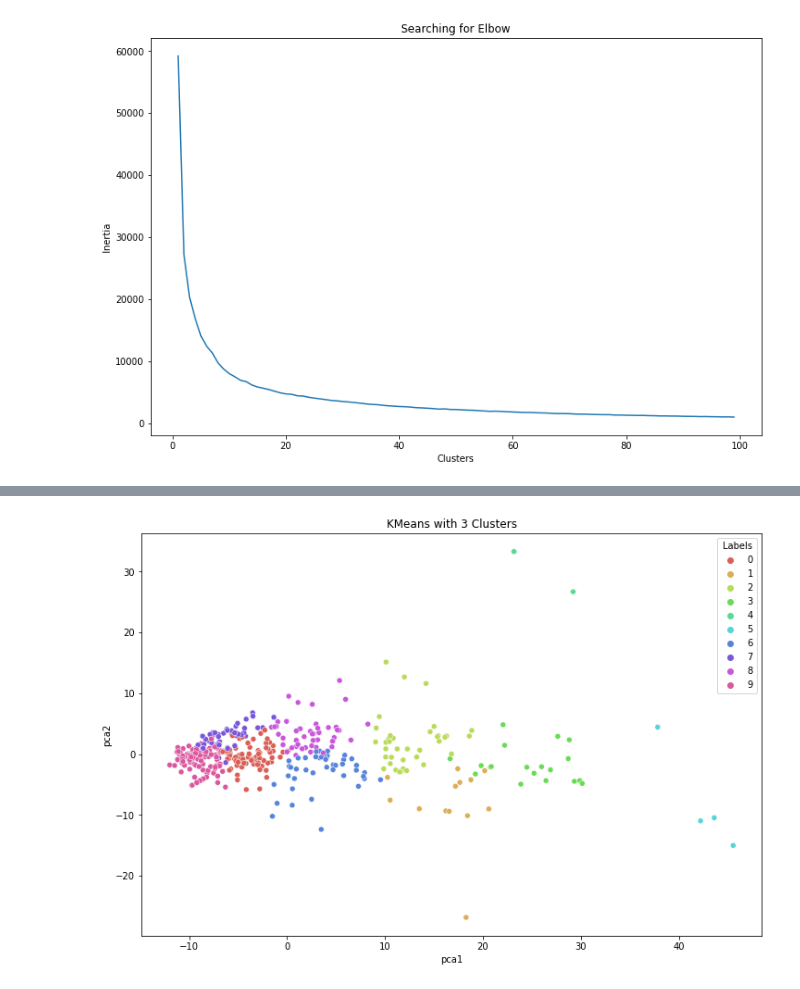
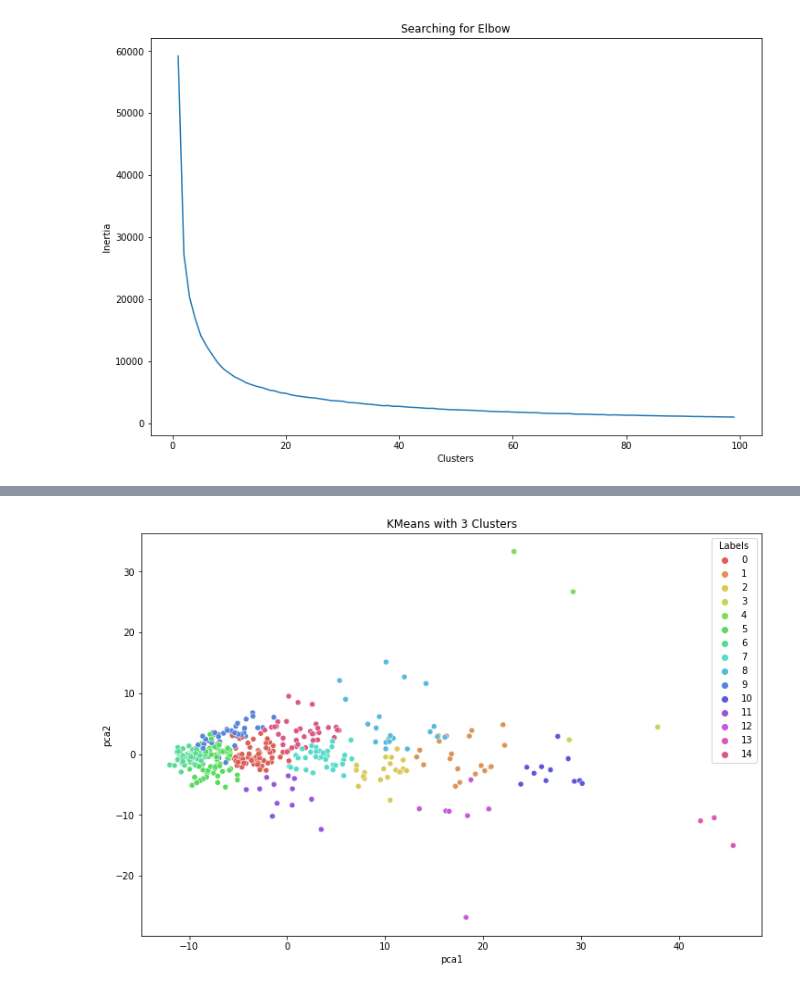
Before and after one commit to roxyconstantine-dev/Proyecto-Final-de-An-lisis-Datos, a Jupyter notebook: Borrador_Proyecto.ipynb, the cells around one changed output, grey strips where cells are left out. Drawn from its saved outputs; the diff is of its cells as text; code cells hidden in the pictures.

```diff
--- a/Borrador_Proyecto.ipynb
+++ b/Borrador_Proyecto.ipynb
@@ -307,15 +319,15 @@ plt.show()
 # %%
-# 3 cluster
-km3 = KMeans(n_clusters=10).fit(X)
+# 15 cluster
+km3 = KMeans(n_clusters=15).fit(X)
 
 X['Labels'] = km3.labels_
 plt.figure(figsize=(12, 8))
 sn.scatterplot(x=X['pca1'], y=X['pca2'], hue=X['Labels'],
-                palette=sn.color_palette('hls', 10))
+                palette=sn.color_palette('hls', 15))
 plt.title('KMeans with 3 Clusters')
 plt.show()
 # %% [output]
-[figure, old version]
+[figure, new version]
 # %%
 fig = plt.figure(figsize=(20,8))
 ax = fig.add_subplot(121)
```
Also changed, not shown: parts of 12 cells of this notebook.
